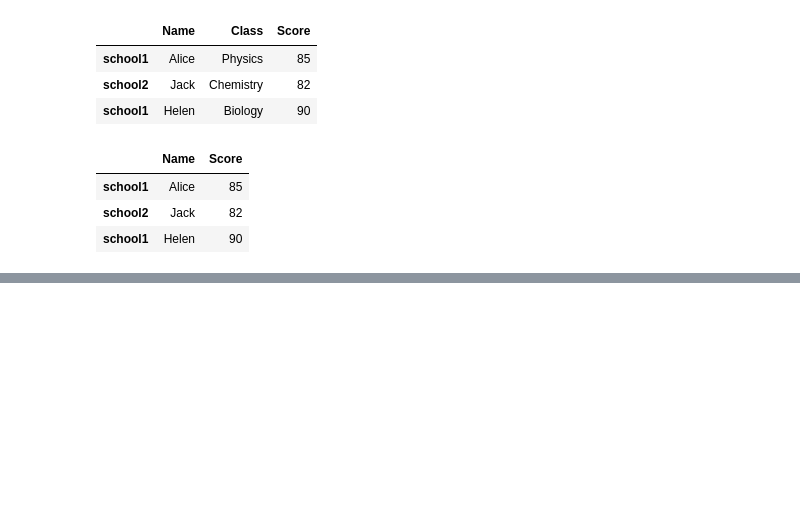
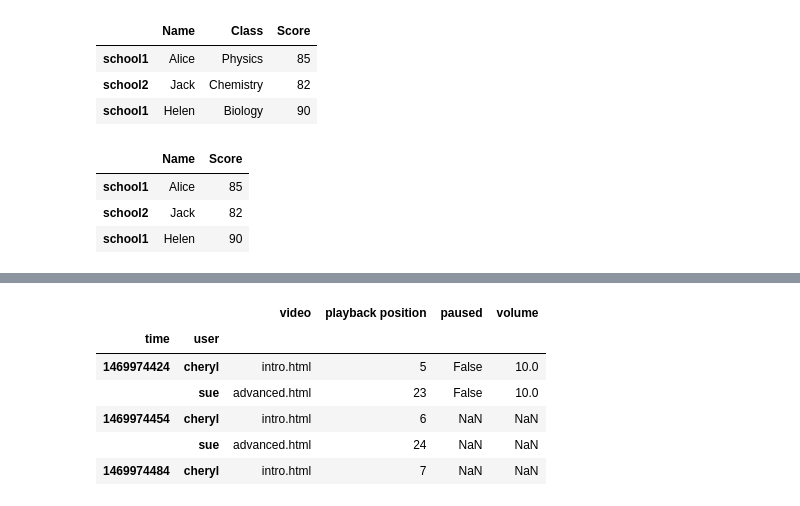
Before and after one commit to smeteo/Applied-DS-with-Python, a Jupyter notebook: Week2_Pandas.ipynb, the cells around one changed output, grey strips where cells are left out. Cells and saved outputs as stored; diff of their text form; code cells hidden in the pictures; blank space fills up the shorter version.

```diff
--- a/Week2_Pandas.ipynb
+++ b/Week2_Pandas.ipynb
@@ -553,0 +590,11 @@ copy_df
+# %%
+df.set_index(['time','user'], inplace=True)
+df.head()
+# %% [output]
+|  |  | video | playback position | paused | volume |
+| time | user |  |  |  |  |
+| 1469974424 | cheryl | intro.html | 5 | False | 10.0 |
+|  | sue | advanced.html | 23 | False | 10.0 |
+| 1469974454 | cheryl | intro.html | 6 | NaN | NaN |
+|  | sue | advanced.html | 24 | NaN | NaN |
+| 1469974484 | cheryl | intro.html | 7 | NaN | NaN |
```
Also changed, not shown: parts of 5 cells of this notebook, 1 other file.
